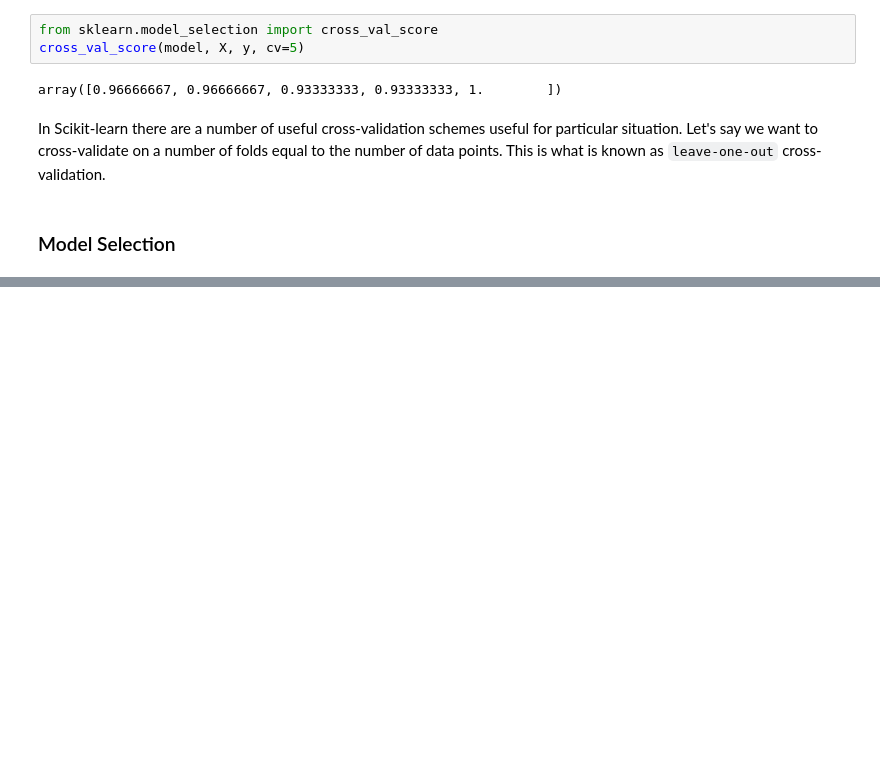
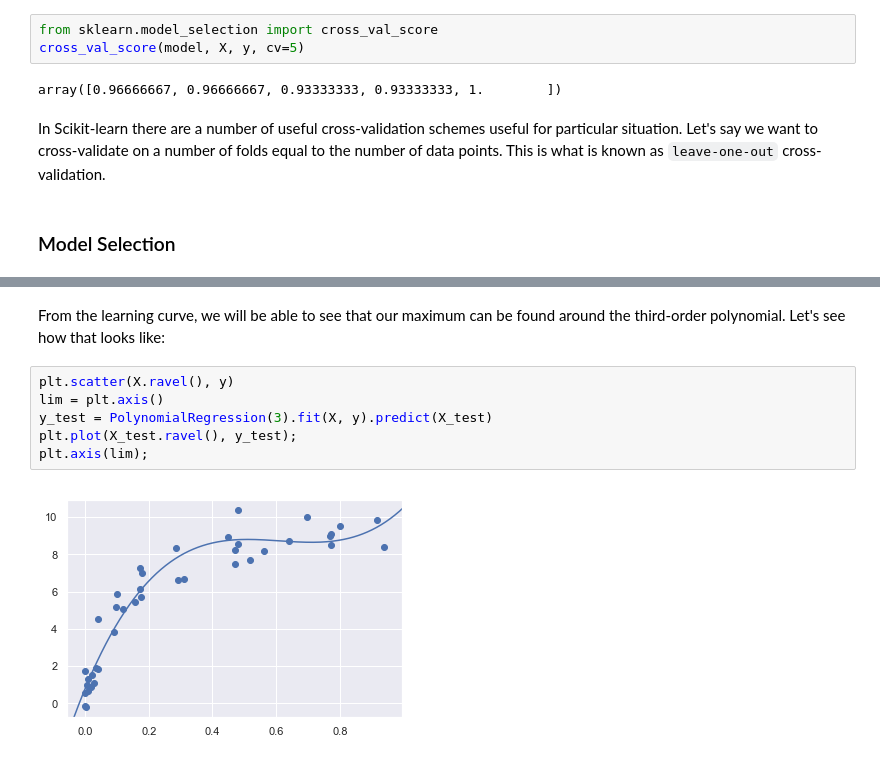
Before and after one commit to GiuseppeBaldini/Python-DS-Handbook, a Jupyter notebook: 5.Machine_Learning/05.03 - Hyperparameters and Model Validation.ipynb, the cells around one changed output, grey strips where cells are left out. Drawn from its saved outputs; the diff is of its cells as text; blank space fills up the shorter version.

```diff
--- a/5.Machine_Learning/05.03 - Hyperparameters and Model Validation.ipynb
+++ b/5.Machine_Learning/05.03 - Hyperparameters and Model Validation.ipynb
@@ -97,0 +182,10 @@ In Scikit-learn there are a number of useful cross-validation schemes useful for
+# %% [markdown]
+From the learning curve, we will be able to see that our maximum can be found around the third-order polynomial. Let's see how that looks like:
+# %%
+plt.scatter(X.ravel(), y)
+lim = plt.axis()
+y_test = PolynomialRegression(3).fit(X, y).predict(X_test)
+plt.plot(X_test.ravel(), y_test);
+plt.axis(lim);
+# %% [output]
+[figure, added]
```
Also changed, not shown: parts of 12 cells of this notebook.
